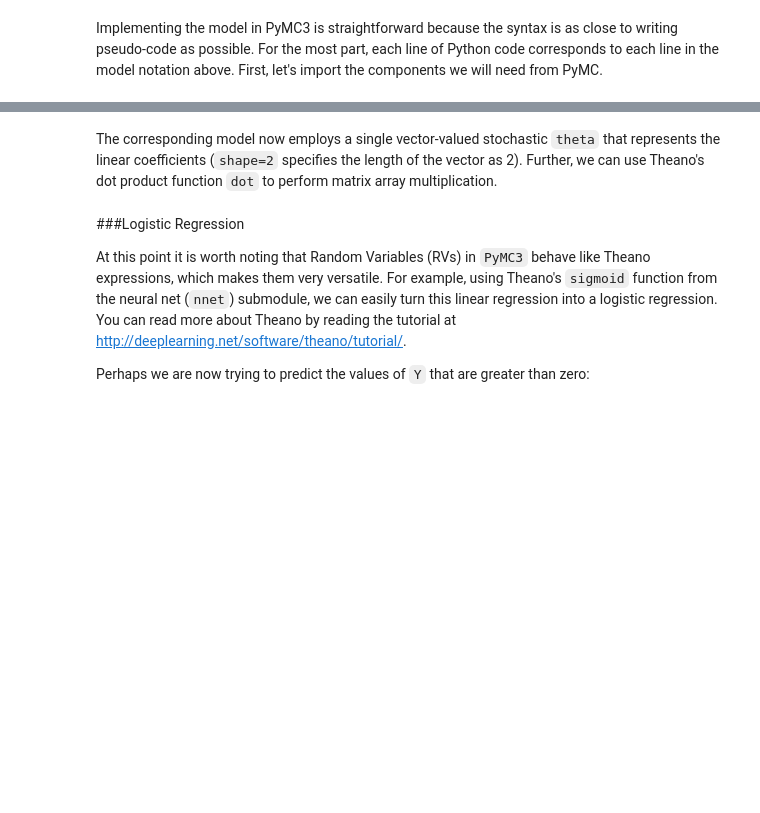
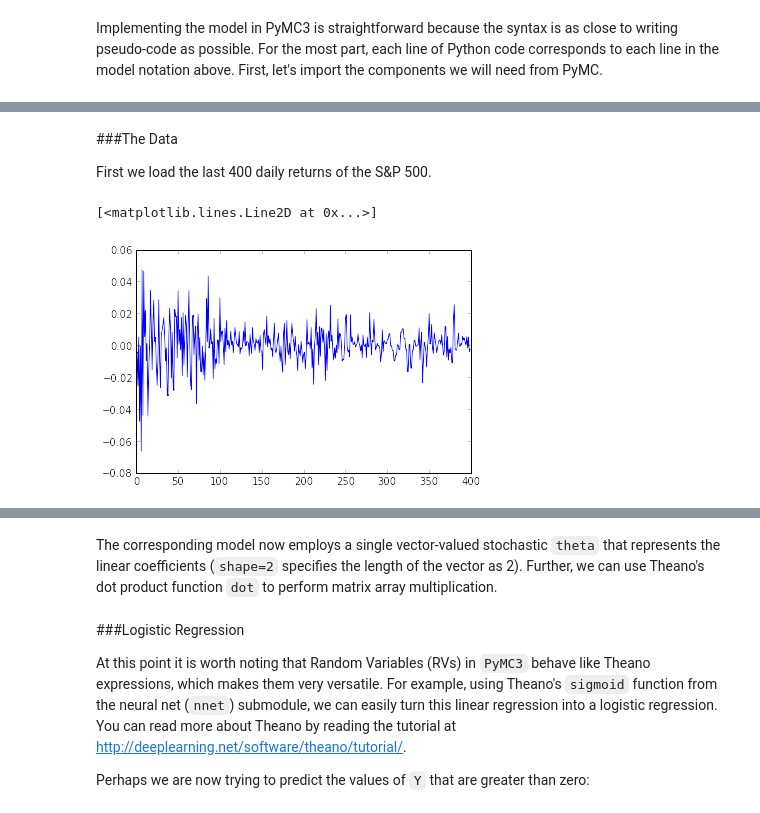
Before and after one commit to pymc-devs/uq_chapter, a Jupyter notebook: reference/UQ Handbook Chapter.ipynb, the cells around one changed output, grey strips where cells are left out. Saved outputs shown, nothing was run; the diff lists cells and outputs as text; code cells hidden in the pictures; blank space fills up the shorter version.

```diff
--- a/reference/UQ Handbook Chapter.ipynb
+++ b/reference/UQ Handbook Chapter.ipynb
@@ -172,0 +244,13 @@ For this, we require a column of ones to properly specify the intercept term.
+# %% [markdown]
+###The Data
+
+First we load the last 400 daily returns of the S&P 500.
+# %%
+import pylab
+
+n = 400
+returns = np.genfromtxt("data/SP500.csv")[-n:]
+pylab.plot(returns)
+# %% [output]
+[<matplotlib.lines.Line2D at 0x...>]
+[figure, added]
```
Also changed, not shown: parts of 76 cells of this notebook, 2 other files.
